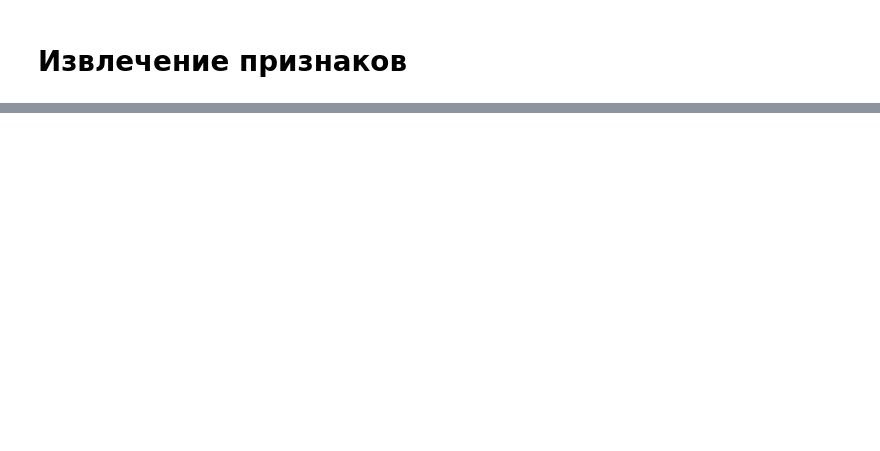
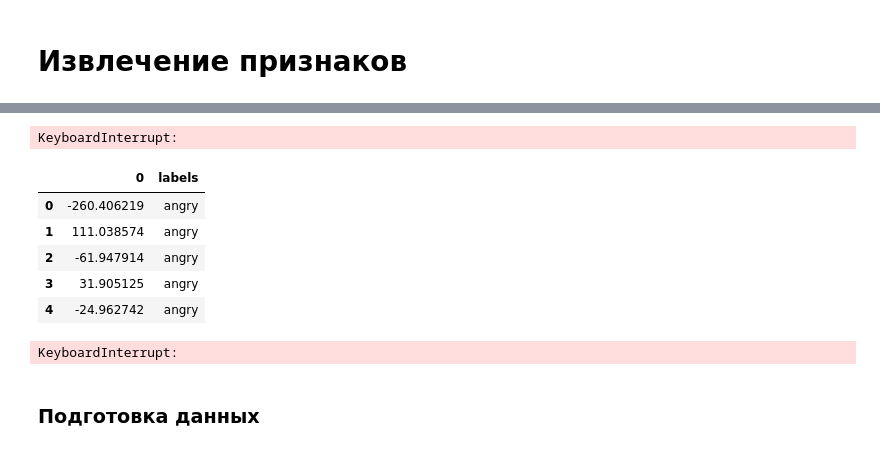
Before and after one commit to SeraphimPentin/SER_fqw, a Jupyter notebook: src/data.ipynb, the cells around one changed output, grey strips where cells are left out. Cells and saved outputs as stored; diff of their text form; code cells hidden in the pictures; blank space fills up the shorter version.

```diff
--- a/src/data.ipynb
+++ b/src/data.ipynb
@@ -159,0 +256,22 @@ ax[1].set(title='MFCC')
+# %%
+# X, Y = [], []
+# audio_path = constants.AUDIO_TRAIN + first_1000_rows.hash_id + ".wav"
+# emotions = first_1000_rows.annotator_emo
+#
+# for path, emotion in zip(audio_path , emotions):
+#     feature = get_features(path)
+#     for ele in feature:
+#         X.append(ele)
+#    #     appending emotion 3 times as we have made 3 augmentation techniques on each audio file.
+#         Y.append(emotion)
+
+def extract_features_and_labels(audio_path, emotions):
+    X, Y = [], []
+    for path, emotion in zip(audio_path, emotions):
+        feature = get_features(path)
+        for ele in feature:
+            X.append(ele)
+            Y.append(emotion)
+    return X, Y
+# %% [output]
+KeyboardInterrupt:
@@ -159,0 +280,34 @@ ax[1].set(title='MFCC')
+# %%
+Features = pd.DataFrame(X)
+Features['labels'] = Y
+Features.to_csv(f'C:\\Users\\s5pen\\DataSpellProjects\\SER\\features\\features_{first_1000_rows}.csv', index=False)
+Features.head()
+# %% [output]
+|  | 0 | labels |
+| 0 | -260.406219 | angry |
+| 1 | 111.038574 | angry |
+| 2 | -61.947914 | angry |
+| 3 | 31.905125 | angry |
+| 4 | -24.962742 | angry |
+# %%
+#Второй набор
+
+first_10_000_rows = data_train.head(10000)
+# create_countplot(first_10_000_rows)
+
+X, Y = [], []
+audio_path = AUDIO_TRAIN + first_10_000_rows.hash_id + ".wav"
+emotions = first_10_000_rows.annotator_emo
+
+for path, emotion in zip(audio_path , emotions):
+    feature = get_features(path)
+    for ele in feature:
+        X.append(ele)
+        Y.append(emotion)
+
+Features = pd.DataFrame(X)
+Features['labels'] = Y
+Features.to_csv('C:\\Users\\s5pen\\DataSpellProjects\\SER\\features\\features_10000.csv', index=False)
+Features.head()
+# %% [output]
+KeyboardInterrupt:
@@ -159,0 +316,2 @@ ax[1].set(title='MFCC')
+# %% [markdown]
+### Подготовка данных
```
Also changed, not shown: parts of 22 cells of this notebook, 1 other file.
